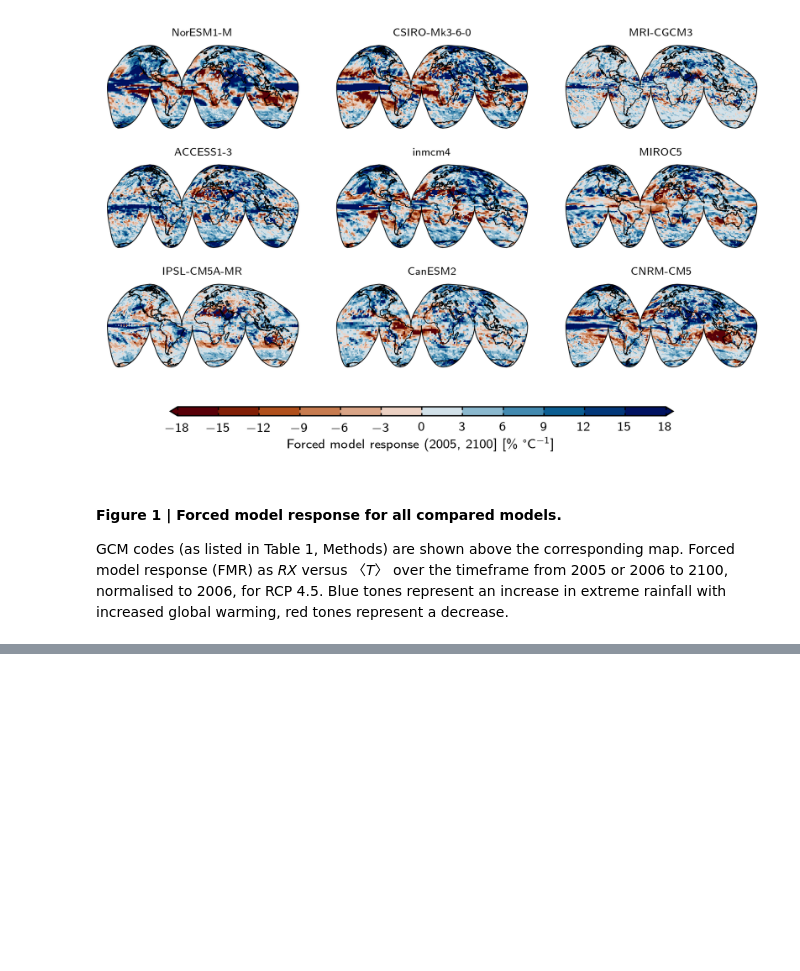
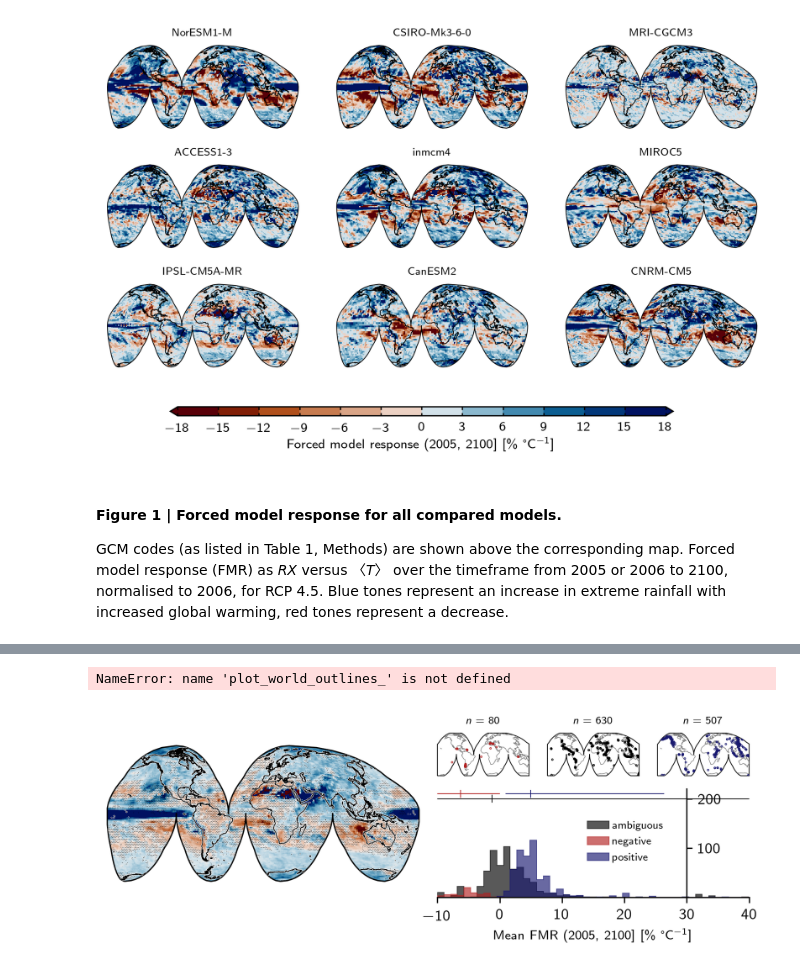
Before and after one commit to jifarquharson/rainfall-in-volcanic-regions, a Jupyter notebook: Untitled.ipynb, the cells around one changed output, grey strips where cells are left out. Saved outputs shown, nothing was run; the diff lists cells and outputs as text; code cells hidden in the pictures; blank space fills up the shorter version.

```diff
--- a/Untitled.ipynb
+++ b/Untitled.ipynb
@@ -738,0 +855,55 @@ def plot_FMR_distributions_rcp45(axis):
+# %%
+call_plt_params()
+fig = plt.figure(1, figsize=(mm2inch(187,50)), frameon=True, dpi=300)
+IGH = ccrs.InterruptedGoodeHomolosine(central_longitude=0)
+axs = [plt.subplot2grid((3,6), (0,3), rowspan=1, colspan=1, fig=fig,projection=IGH),
+plt.subplot2grid((3,6), (0,4), rowspan=1, colspan=1, fig=fig,projection=IGH),
+plt.subplot2grid((3,6), (0,5), rowspan=1, colspan=1, fig=fig,projection=IGH),
+plt.subplot2grid((3,6), (0,0), rowspan=3, colspan=3, fig=fig,projection=IGH),
+plt.subplot2grid((3,6), (1,3), rowspan=2, colspan=3, fig=fig)]
+plot_FMR_distributions_rcp45(axis=axs[-1])
+
+for ix, lst in enumerate([fmr_neg_rcp45.name, fmr_amb_rcp45.name, fmr_pos_rcp45.name]):
+    vset_rcp45 = list(lst)
+    set_lons_rcp45 = locations_rcp45[locations_rcp45.name.isin(vset_rcp45)].lons.values
+    set_lats_rcp45 = locations_rcp45[locations_rcp45.name.isin(vset_rcp45)].lats.values
+    axis = axs[ix]
+    axis.coastlines(resolution='110m', color='grey', linewidth=0.35, zorder = 9)
+    axis.outline_patch.set_linewidth(0.5)
+    axis.outline_patch.set_edgecolor("k")
+    axis.scatter(set_lons_rcp45,set_lats_rcp45, marker = "o",
+                 color = 'None', ec =['firebrick','k','midnightblue'][ix],
+                    s = 1, transform = ccrs.PlateCarree(), lw = .5, zorder = 20, alpha = .85)
+    axis.set_extent([-180,180,-80,80], ccrs.PlateCarree())
+    axis.set_title(r"$n$ = {}".format(len(vset_rcp45)),fontsize = "x-small")
+im = plot_FMR_globe_rcp45(axis=axs[3])
+cax = fig.add_axes([0.11, 0.05, 0.4, 0.5])
+cax.axis('off')
+cbar = fig.colorbar(im,ax=cax,orientation='horizontal', extend = "both",
+                    shrink = 0.8, ticks = [-20, -10, 0, 10, 20], )#pad = .1)
+# cbar.ax.set_ylabel(r"Mean FMR (2005, 2100] [\% K$^{-1}$]", rotation=0, fontsize = "small")
+cbar.ax.set_ylabel(r"Mean FMR (2005, 2100] [\% {{\textdegree}}C$^{-1}$]", rotation=0, fontsize = "small")
+
+cbar.ax.yaxis.set_label_coords(0.5,-2.6)
+cbar.ax.tick_params(labelsize="small", direction = "in", length = 2.5)
+cbar.ax.xaxis.set_ticks_position('both')
+axs[1].tick_params(labelsize="small")
+for ix, axis in enumerate([-2,0,-1]):
+    axs[axis].annotate(STRING.ascii_lowercase[ix],**labelArgs, **labelKwargs)
+
+plt.scatter([],[],marker = "s",s=300,lw=.5,ec = "k", color= "none", label = r"Models agree$^{{\dagger}}$")
+plt.scatter([],[],marker = "s",hatch =15*'.',
+            s=300,lw=.5,ec = "k", color= "none", label = "Models disagree")
+plt.legend(fancybox = False, frameon = False,
+               markerscale= .25,fontsize = "x-small",
+#               bbox_to_anchor=(1.7, 1), loc=6,
+           bbox_to_anchor=(.3, 2), loc=6,
+              handletextpad=.3,
+              ncol = 2)
+
+plt.savefig("climate_figures/figs4.png", bbox_inches="tight")
+plt.savefig("climate_figures/figs4.pdf", bbox_inches="tight")
+plt.show()
+# %% [output]
+NameError: name 'plot_world_outlines_' is not defined
+[figure, added]
```
Also changed, not shown: parts of 26 cells of this notebook.
